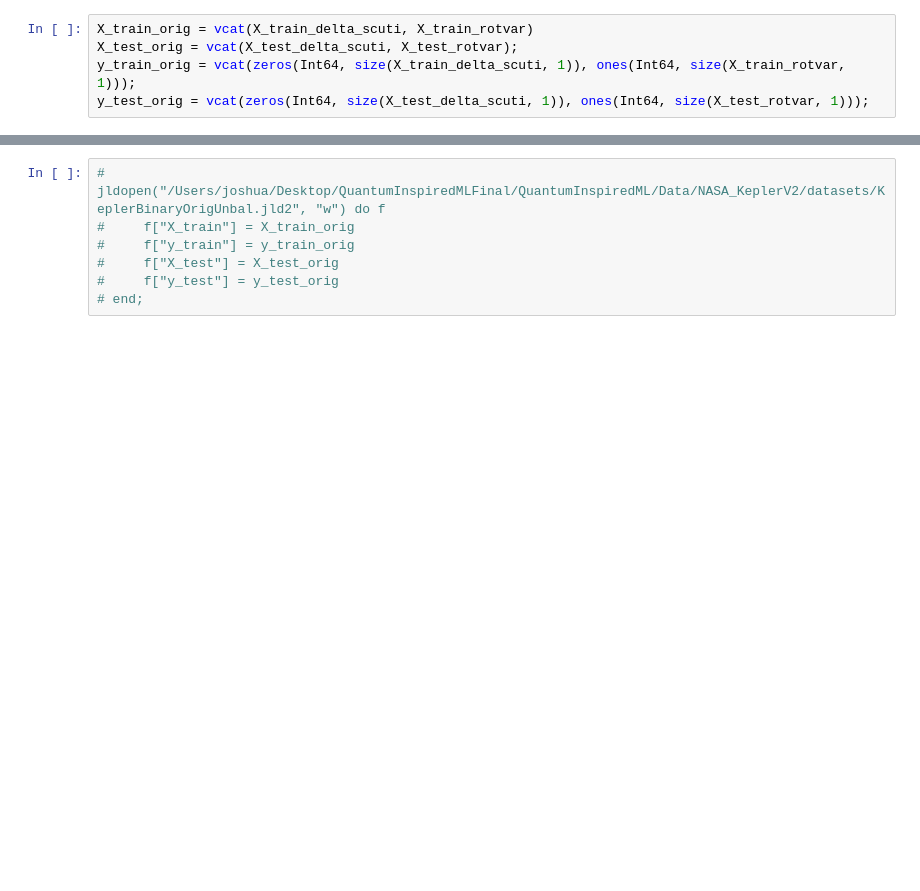
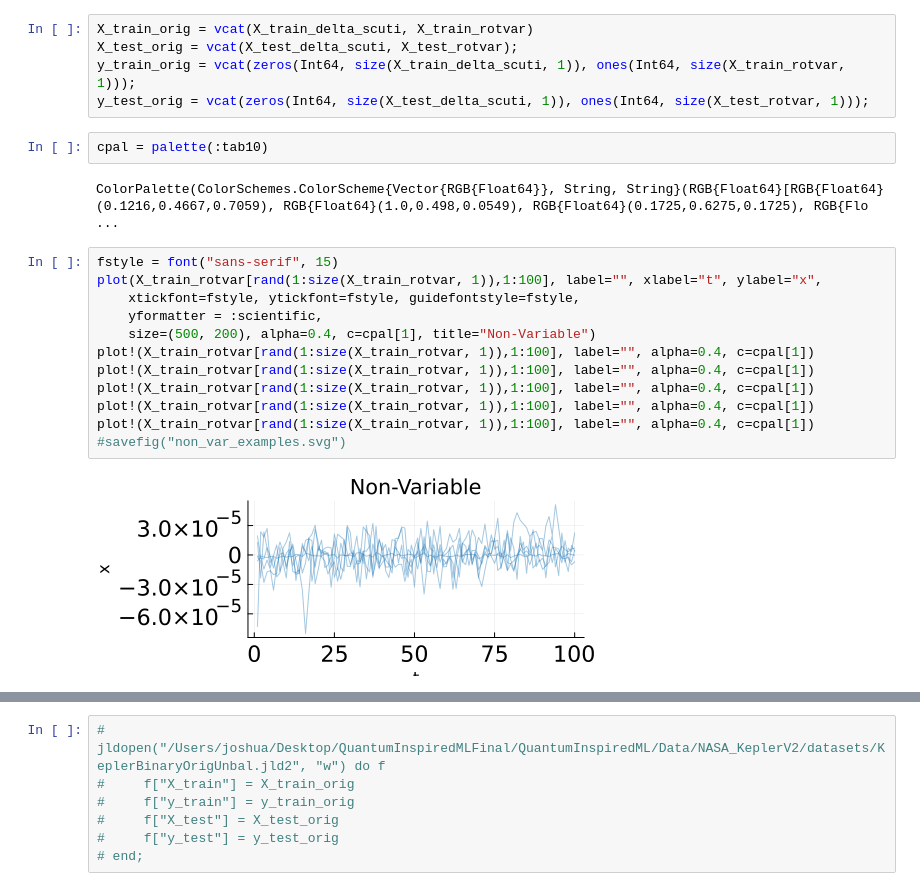
Before and after one commit to joshuabmoore/MPSTime.jl, a Jupyter notebook: FinalBenchmarks/NASA_KeplerV2/classification_dataset.ipynb, the cells around one changed output, grey strips where cells are left out. Drawn from its saved outputs; the diff is of its cells as text; blank space fills up the shorter version.

```diff
--- a/FinalBenchmarks/NASA_KeplerV2/classification_dataset.ipynb
+++ b/FinalBenchmarks/NASA_KeplerV2/classification_dataset.ipynb
@@ -98,3 +99,21 @@ X_train_orig = vcat(X_train_delta_scuti, X_train_rotvar)
 X_test_orig = vcat(X_test_delta_scuti, X_test_rotvar);
 y_train_orig = vcat(zeros(Int64, size(X_train_delta_scuti, 1)), ones(Int64, size(X_train_rotvar, 1)));
 y_test_orig = vcat(zeros(Int64, size(X_test_delta_scuti, 1)), ones(Int64, size(X_test_rotvar, 1)));
+# %%
+cpal = palette(:tab10)
+# %% [output]
+ColorPalette(ColorSchemes.ColorScheme{Vector{RGB{Float64}}, String, String}(RGB{Float64}[RGB{Float64}(0.1216,0.4667,0.7059), RGB{Float64}(1.0,0.498,0.0549), RGB{Float64}(0.1725,0.6275,0.1725), RGB{Flo ...
+# %%
+fstyle = font("sans-serif", 15)
+plot(X_train_rotvar[rand(1:size(X_train_rotvar, 1)),1:100], label="", xlabel="t", ylabel="x",
+    xtickfont=fstyle, ytickfont=fstyle, guidefontstyle=fstyle,
+    yformatter = :scientific,
+    size=(500, 200), alpha=0.4, c=cpal[1], title="Non-Variable")
+plot!(X_train_rotvar[rand(1:size(X_train_rotvar, 1)),1:100], label="", alpha=0.4, c=cpal[1])
+plot!(X_train_rotvar[rand(1:size(X_train_rotvar, 1)),1:100], label="", alpha=0.4, c=cpal[1])
+plot!(X_train_rotvar[rand(1:size(X_train_rotvar, 1)),1:100], label="", alpha=0.4, c=cpal[1])
+plot!(X_train_rotvar[rand(1:size(X_train_rotvar, 1)),1:100], label="", alpha=0.4, c=cpal[1])
+plot!(X_train_rotvar[rand(1:size(X_train_rotvar, 1)),1:100], label="", alpha=0.4, c=cpal[1])
+#savefig("non_var_examples.svg")
+# %% [output]
+[figure, added]
```
Also changed, not shown: parts of 5 cells of this notebook, 8 other files.
